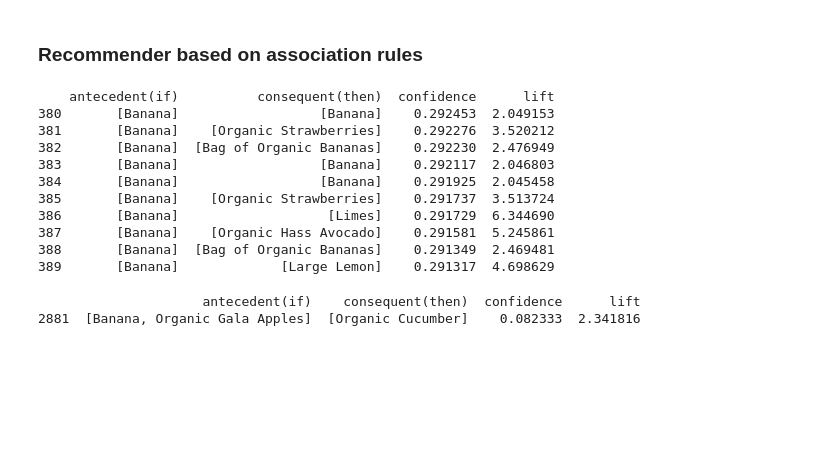
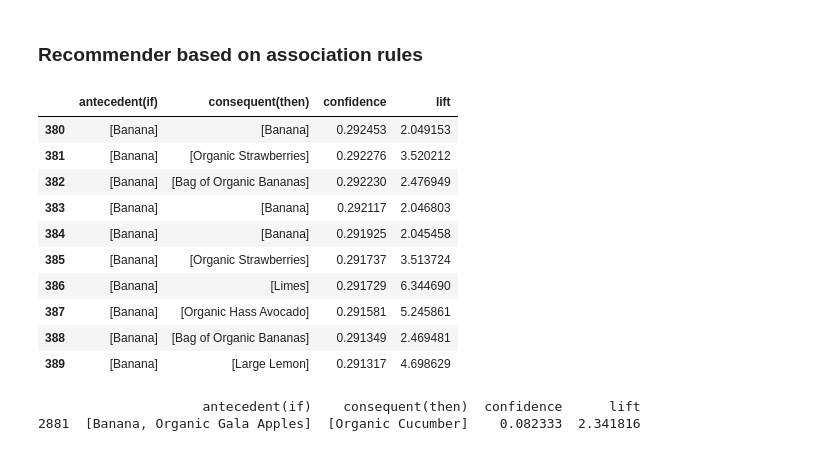
Before and after one commit to karanpreetkaur/instacart_market_basket_analysis, a Jupyter notebook: Instacart_market_basket_analysis.ipynb, the cells around one changed output. Drawn from its saved outputs; the diff is of its cells as text; code cells hidden in the pictures; blank space fills up the shorter version.

```diff
--- a/Instacart_market_basket_analysis.ipynb
+++ b/Instacart_market_basket_analysis.ipynb
@@ -290,19 +290,19 @@ def top_n_associated_items(buying_item_list, n=10):
   return associationRules.loc[associationRules['antecedent(if)'].isin([buying_item_list])].iloc[:n]
 # %%
 #@title Top 10 associated items for `Banana`
-print(top_n_associated_items(['Banana']))
+top_n_associated_items(['Banana'])
 # %% [output]
-    antecedent(if)          consequent(then)  confidence      lift
-380       [Banana]                  [Banana]    0.292453  2.049153
-381       [Banana]    [Organic Strawberries]    0.292276  3.520212
-382       [Banana]  [Bag of Organic Bananas]    0.292230  2.476949
-383       [Banana]                  [Banana]    0.292117  2.046803
-384       [Banana]                  [Banana]    0.291925  2.045458
-385       [Banana]    [Organic Strawberries]    0.291737  3.513724
-386       [Banana]                   [Limes]    0.291729  6.344690
-387       [Banana]    [Organic Hass Avocado]    0.291581  5.245861
-388       [Banana]  [Bag of Organic Bananas]    0.291349  2.469481
-389       [Banana]             [Large Lemon]    0.291317  4.698629
+|  | antecedent(if) | consequent(then) | confidence | lift |
+| 380 | [Banana] | [Banana] | 0.292453 | 2.049153 |
+| 381 | [Banana] | [Organic Strawberries] | 0.292276 | 3.520212 |
+| 382 | [Banana] | [Bag of Organic Bananas] | 0.292230 | 2.476949 |
+| 383 | [Banana] | [Banana] | 0.292117 | 2.046803 |
+| 384 | [Banana] | [Banana] | 0.291925 | 2.045458 |
+| 385 | [Banana] | [Organic Strawberries] | 0.291737 | 3.513724 |
+| 386 | [Banana] | [Limes] | 0.291729 | 6.344690 |
+| 387 | [Banana] | [Organic Hass Avocado] | 0.291581 | 5.245861 |
+| 388 | [Banana] | [Bag of Organic Bananas] | 0.291349 | 2.469481 |
+| 389 | [Banana] | [Large Lemon] | 0.291317 | 4.698629 |
 # %%
 #@title Top 10 associated items for `Banana` and `Organic Gala Apples`
 print(top_n_associated_items(['Organic Gala Apples', 'Banana']))
```
